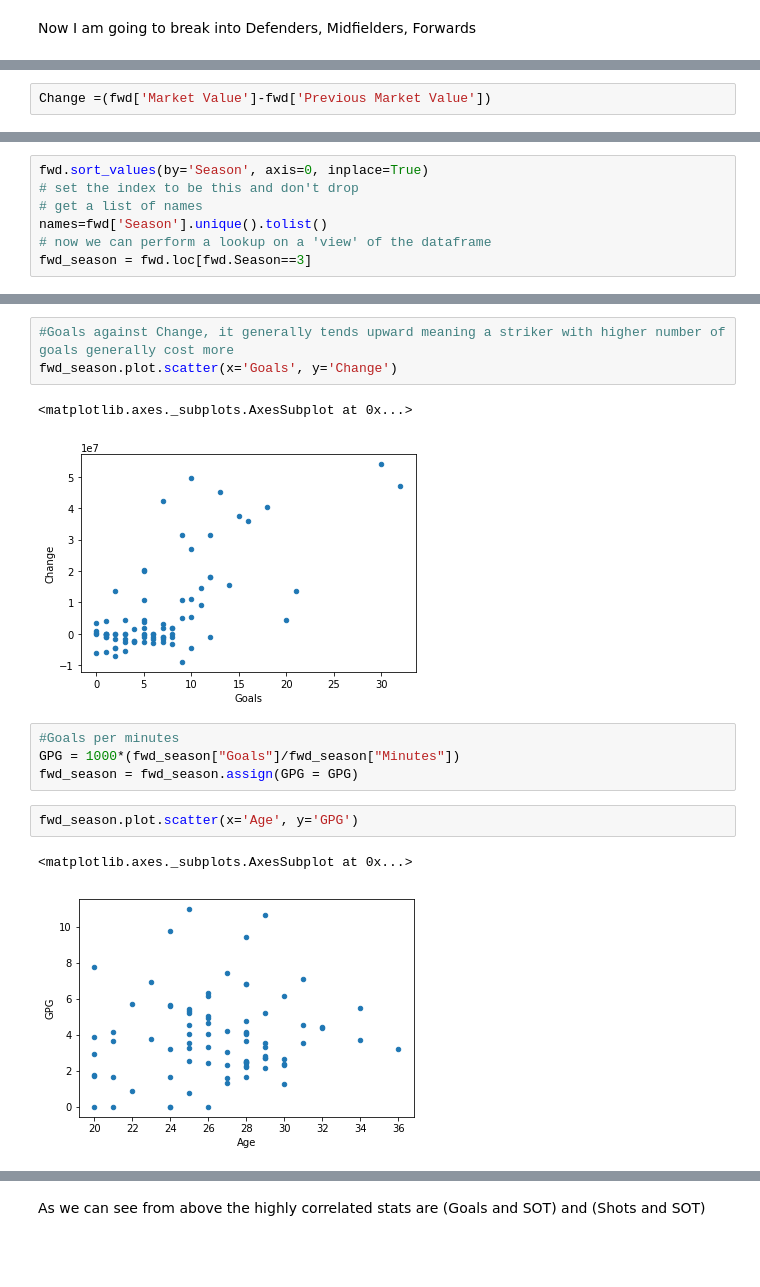
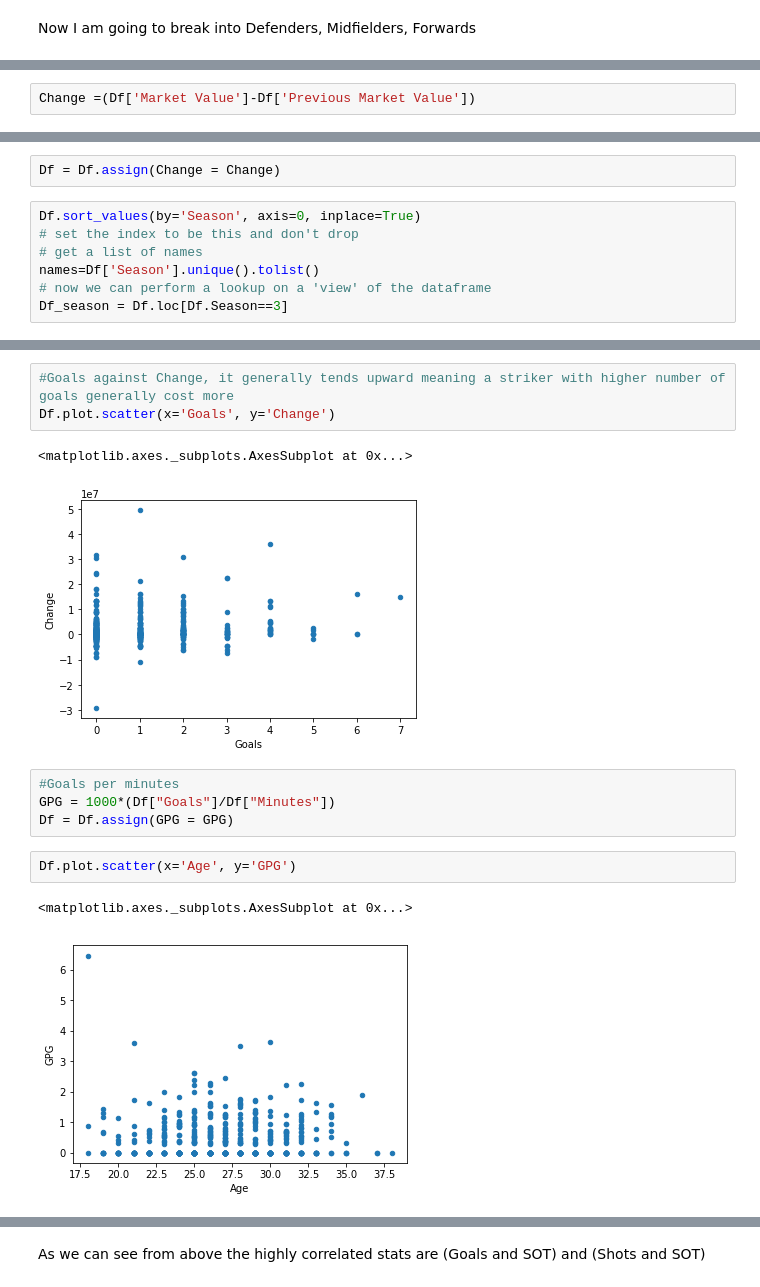
Before and after one commit to Femi-Ogunkola/EPL, a Jupyter notebook: EPL Data Analysis.ipynb, the cells around one changed output, grey strips where cells are left out. Drawn from its saved outputs; the diff is of its cells as text; blank space fills up the shorter version.

```diff
--- a/EPL Data Analysis.ipynb
+++ b/EPL Data Analysis.ipynb
@@ -115,3 +115,3 @@ fwd.head()
 5 rows × 41 columns
 # %%
-Change =(fwd['Market Value']-fwd['Previous Market Value'])
+Change =(Df['Market Value']-Df['Previous Market Value'])
@@ -123,8 +118,10 @@ fwd = fwd.drop(columns=columns,axis=1)
+# %%
+Df = Df.assign(Change = Change)
 # %%
-fwd.sort_values(by='Season', axis=0, inplace=True)
+Df.sort_values(by='Season', axis=0, inplace=True)
 # set the index to be this and don't drop
 # get a list of names
-names=fwd['Season'].unique().tolist()
+names=Df['Season'].unique().tolist()
 # now we can perform a lookup on a 'view' of the dataframe
-fwd_season = fwd.loc[fwd.Season==3]
+Df_season = Df.loc[Df.Season==3]
 # %%
@@ -146,17 +143,17 @@ fwd_season.plot.scatter(x='Age', y='Change')
 # %%
 #Goals against Change, it generally tends upward meaning a striker with higher number of goals generally cost more
-fwd_season.plot.scatter(x='Goals', y='Change')
+Df.plot.scatter(x='Goals', y='Change')
 # %% [output]
 <matplotlib.axes._subplots.AxesSubplot at 0x...>
-[figure, old version]
+[figure, new version]
 # %%
 #Goals per minutes
-GPG = 1000*(fwd_season["Goals"]/fwd_season["Minutes"])
-fwd_season = fwd_season.assign(GPG = GPG)
+GPG = 1000*(Df["Goals"]/Df["Minutes"])
+Df = Df.assign(GPG = GPG)
 # %%
-fwd_season.plot.scatter(x='Age', y='GPG')
+Df.plot.scatter(x='Age', y='GPG')
 # %% [output]
 <matplotlib.axes._subplots.AxesSubplot at 0x...>
-[figure, old version]
+[figure, new version]
 # %%
 f = (
```
Also changed, not shown: parts of 10 cells of this notebook, 1 other file.
